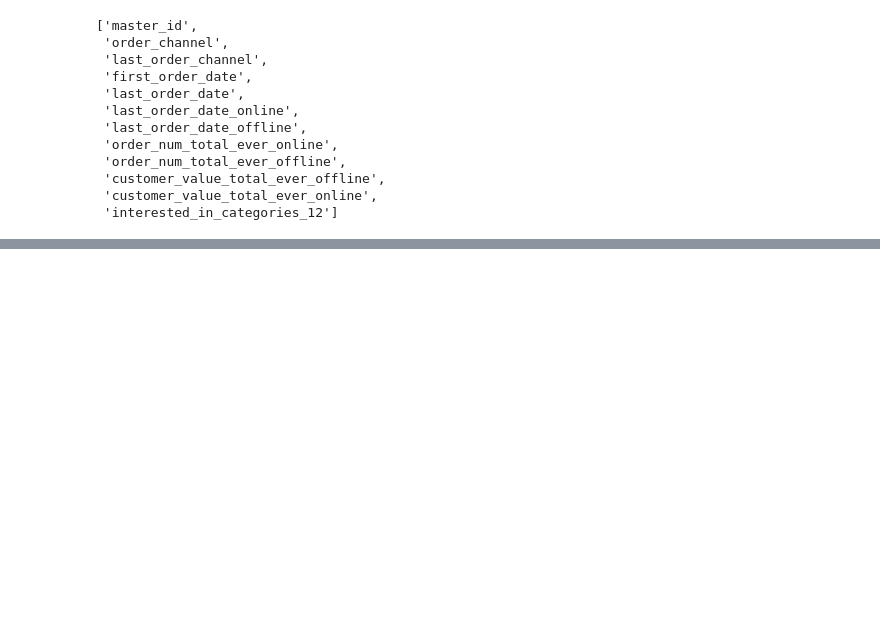
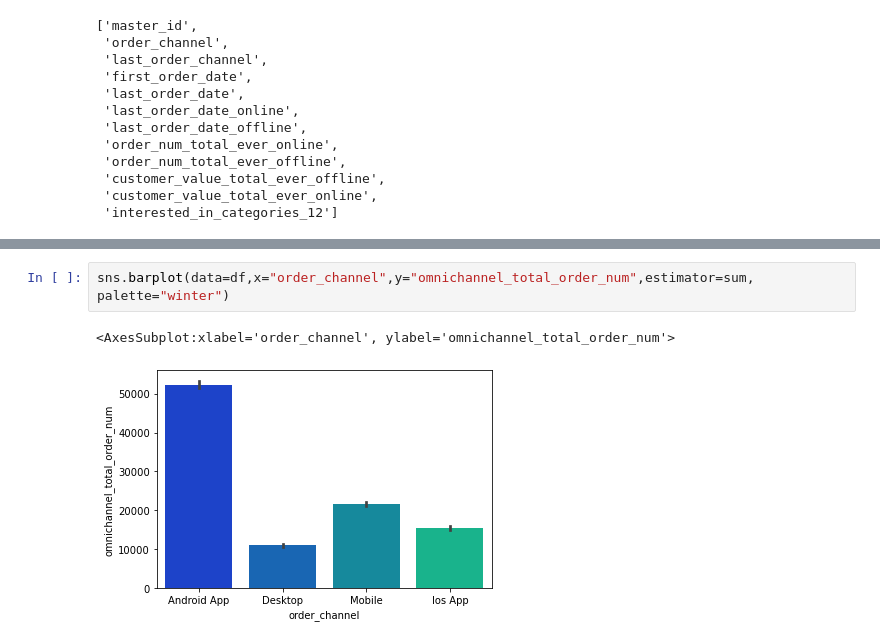
Before and after one commit to yurtcanmustafa/RFM_Customer_Segmentation, a Jupyter notebook: RFM_Customer_Segmentation.ipynb, the cells around one changed output, grey strips where cells are left out. Drawn from its saved outputs; the diff is of its cells as text; blank space fills up the shorter version.

```diff
--- a/RFM_Customer_Segmentation.ipynb
+++ b/RFM_Customer_Segmentation.ipynb
@@ -80,0 +194,5 @@ list(df.columns)
+# %%
+sns.barplot(data=df,x="order_channel",y="omnichannel_total_order_num",estimator=sum, palette="winter")
+# %% [output]
+<AxesSubplot:xlabel='order_channel', ylabel='omnichannel_total_order_num'>
+[figure, added]
```
Also changed, not shown: parts of 32 cells of this notebook.
